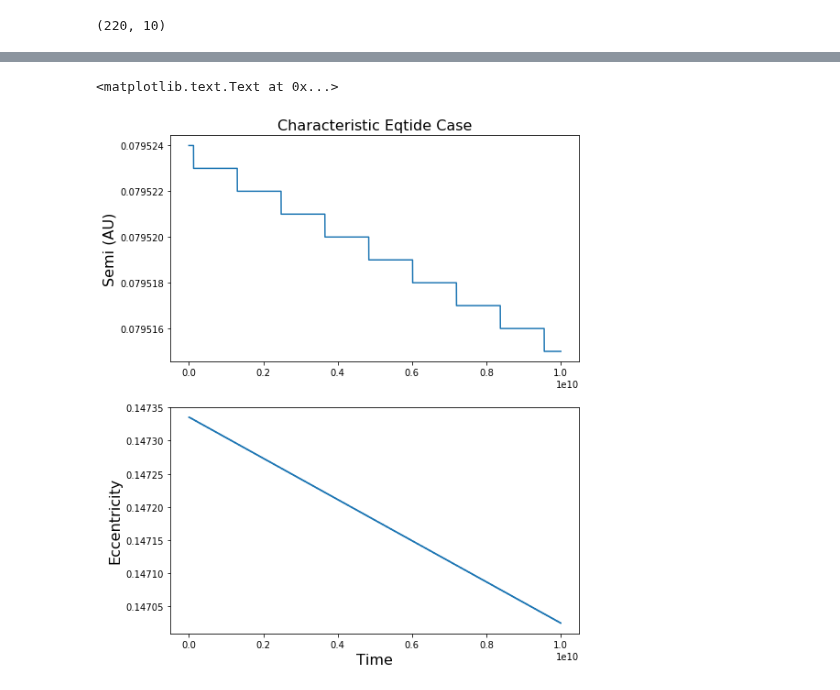
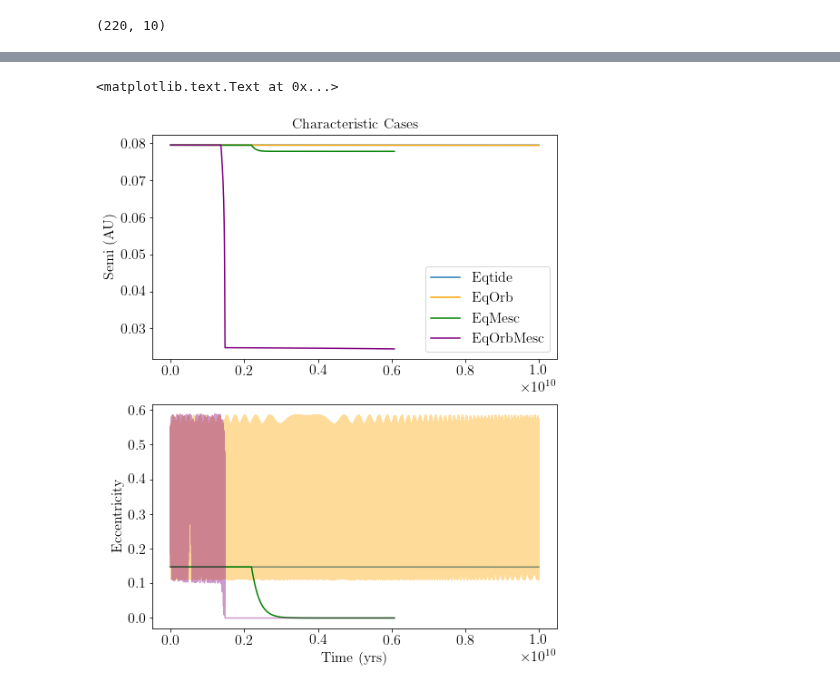
Before and after one commit to dm1681/Merging_Perts, a Jupyter notebook: Research/Merging_Perts/fig_gen.ipynb, the cells around one changed output, grey strips where cells are left out. Saved outputs shown, nothing was run; the diff lists cells and outputs as text; code cells hidden in the pictures.

```diff
--- a/Research/Merging_Perts/fig_gen.ipynb
+++ b/Research/Merging_Perts/fig_gen.ipynb
@@ -723,25 +715,53 @@ log_content.find("Envelope lost!")
 # run atmesc cases.
 
 #mardling and lin 2004; raymond 2006 (some destruction),
-# %%
-# lets find a characteristic case for eqtide only, showing the evolution of semi and ecc.
-# big_q
-big_q_data_dir ='./final_data/char/eqtide/big_q/'
-fwd_data = np.loadtxt(big_q_data_dir+'system.b.forward')
-time = fwd_data[:,0]
-semi = fwd_data[:,1]
-ecc = fwd_data[:,2]
-
-
-fig,ax = plt.subplots(2,1)
-fig.set_size_inches(8,10)
-ax[0].plot(time, semi)
-ax[0].set_ylabel('Semi (AU)', fontsize=16)
-ax[0].set_title("Characteristic Eqtide Case", fontsize=16)
-
-ax[1].plot(time, ecc)
-ax[1].set_ylabel('Eccentricity', fontsize=16)
-ax[1].set_xlabel('Time(yrs)', fontsize=16)
-# %% [output]
-<matplotlib.text.Text at 0x...>
-[figure, removed]
+# %%
+# lets find a characteristic case for eqtide only, showing the evolution of semi and ecc.
+# big_q
+
+
+eqtide_fwd_data = np.loadtxt('./final_data/char/eqtide/system.b.forward', dtype=np.float64)
+time_eqtide = eqtide_fwd_data[:,0]
+semi_eqtide = eqtide_fwd_data[:,1]
+ecc_eqtide = eqtide_fwd_data[:,2]
+
+eqorb_fwd_data = np.loadtxt('./final_data/char/eqorb/system.b.forward', dtype=np.float64)
+time_eqorb = eqorb_fwd_data[:,0]
+semi_eqorb = eqorb_fwd_data[:,1]
+ecc_eqorb = eqorb_fwd_data[:,2]
+#pdb.set_trace()
+
+eqmesc_fwd_data = np.loadtxt('./final_data/char/eqmesc/system.b.forward', dtype=np.float64)
+time_eqmesc = eqmesc_fwd_data[:,0]
+semi_eqmesc = eqmesc_fwd_data[:,1]
+ecc_eqmesc = eqmesc_fwd_data[:,2]
+envmass_eqmesc = eqmesc_fwd_data[:,-3]
+
+eqorbmesc_fwd_data = np.loadtxt('./final_data/char/eqorbmesc/system.b.forward', dtype=np.float64)
+time_eqorbmesc = eqorbmesc_fwd_data[:,0]
+semi_eqorbmesc = eqorbmesc_fwd_data[:,1]
+ecc_eqorbmesc = eqorbmesc_fwd_data[:,2]
+envmass_eqorbmesc = eqorbmesc_fwd_data[:,-3]
+
+
+
+fig,ax = plt.subplots(2,1)
+fig.set_size_inches(8,10)
+ax[0].plot(time_eqtide, semi_eqtide, label='Eqtide')
+ax[0].plot(time_eqorb, semi_eqorb, color='orange', label='EqOrb')
+ax[0].plot(time_eqmesc, semi_eqmesc, color='green', label='EqMesc')
+ax[0].plot(time_eqorbmesc, semi_eqorbmesc, color='purple',label='EqOrbMesc')
+ax[0].set_ylabel('Semi (AU)', fontsize=16)
+ax[0].set_title("Characteristic Cases", fontsize=16)
+ax[0].legend(loc=0)
+
+
+ax[1].plot(time_eqtide, ecc_eqtide)
+ax[1].plot(time_eqorb, ecc_eqorb, color='orange', alpha = 0.4)
+ax[1].plot(time_eqmesc, ecc_eqmesc, color='green')
+ax[1].plot(time_eqorbmesc, ecc_eqorbmesc, color='purple', alpha = 0.4)
+ax[1].set_ylabel('Eccentricity', fontsize=16)
+ax[1].set_xlabel('Time (yrs)', fontsize=16)
+# %% [output]
+<matplotlib.text.Text at 0x...>
+[figure, added]
```
Also changed, not shown: parts of 7 cells of this notebook.
